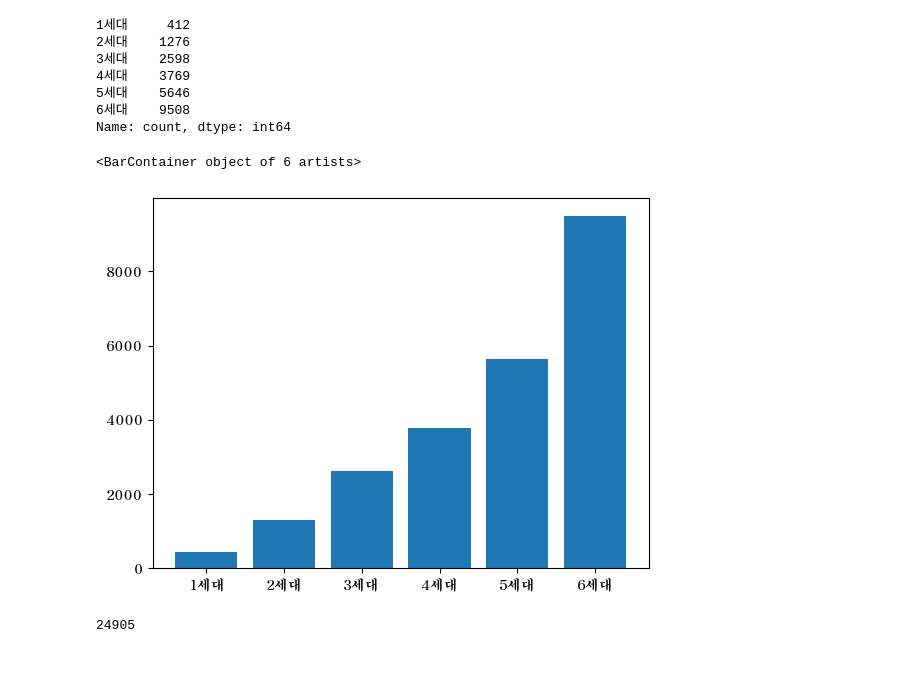
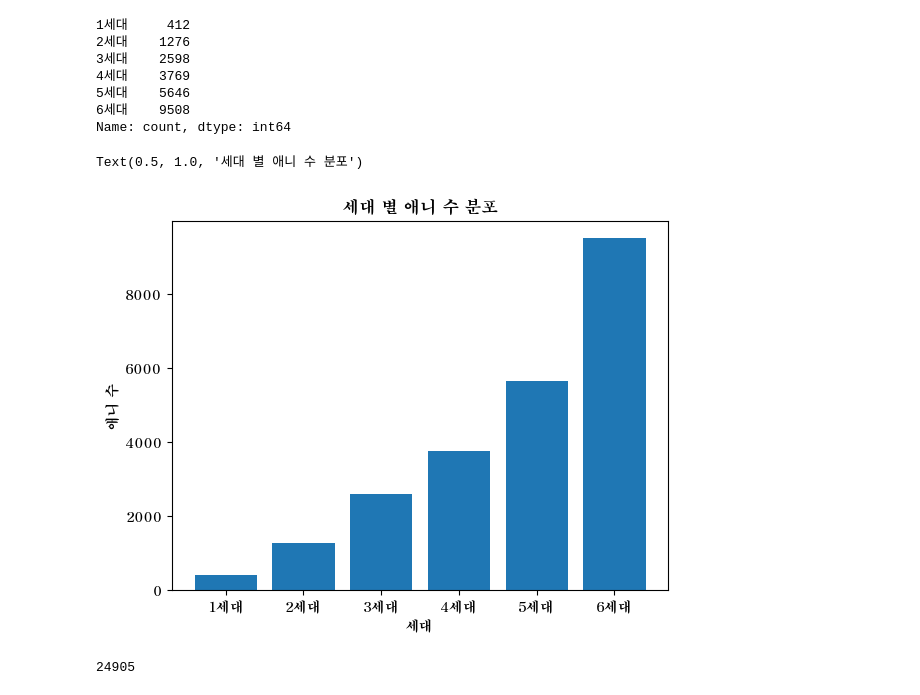
Before and after one commit to KDT-Pandas-Visualization-Project/Pandas_Matlab_Project, a Jupyter notebook: anaylsis(noah_2).ipynb, the cells around one changed output. Drawn from its saved outputs; the diff is of its cells as text; code cells hidden in the pictures; blank space fills up the shorter version.

```diff
--- a/anaylsis(noah_2).ipynb
+++ b/anaylsis(noah_2).ipynb
@@ -95,10 +95,13 @@ Name: count, dtype: int64
 # %%
 x=otaku_result.index
 y=otaku_result.values
 plt.bar(x,y)
+plt.ylabel("애니 수")
+plt.xlabel("세대")
+plt.title("세대 별 애니 수 분포")
 # %% [output]
-<BarContainer object of 6 artists>
+Text(0.5, 1.0, '세대 별 애니 수 분포')
-[figure, old version]
+[figure, new version]
 # %%
 len(d.anime)
 # %% [output]
```
Also changed, not shown: 5 other files.
